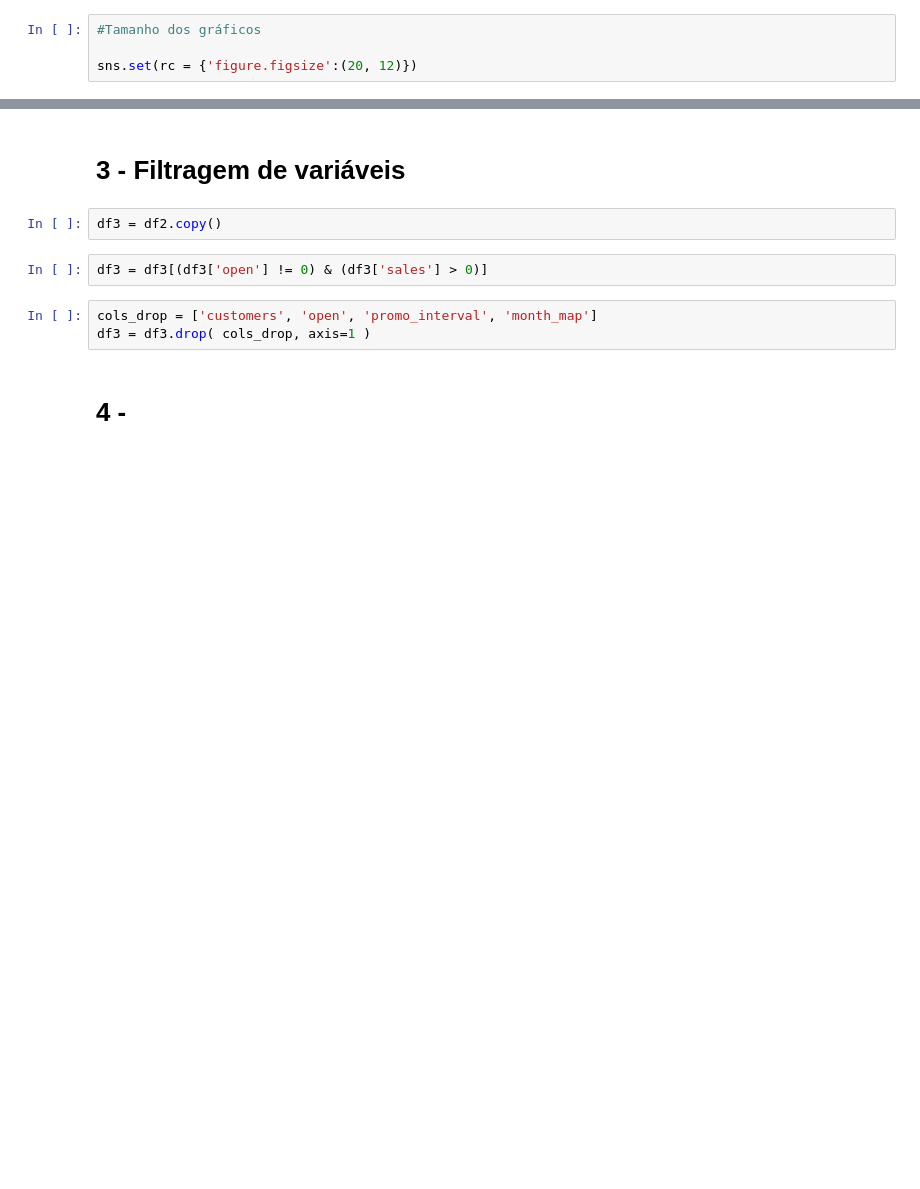
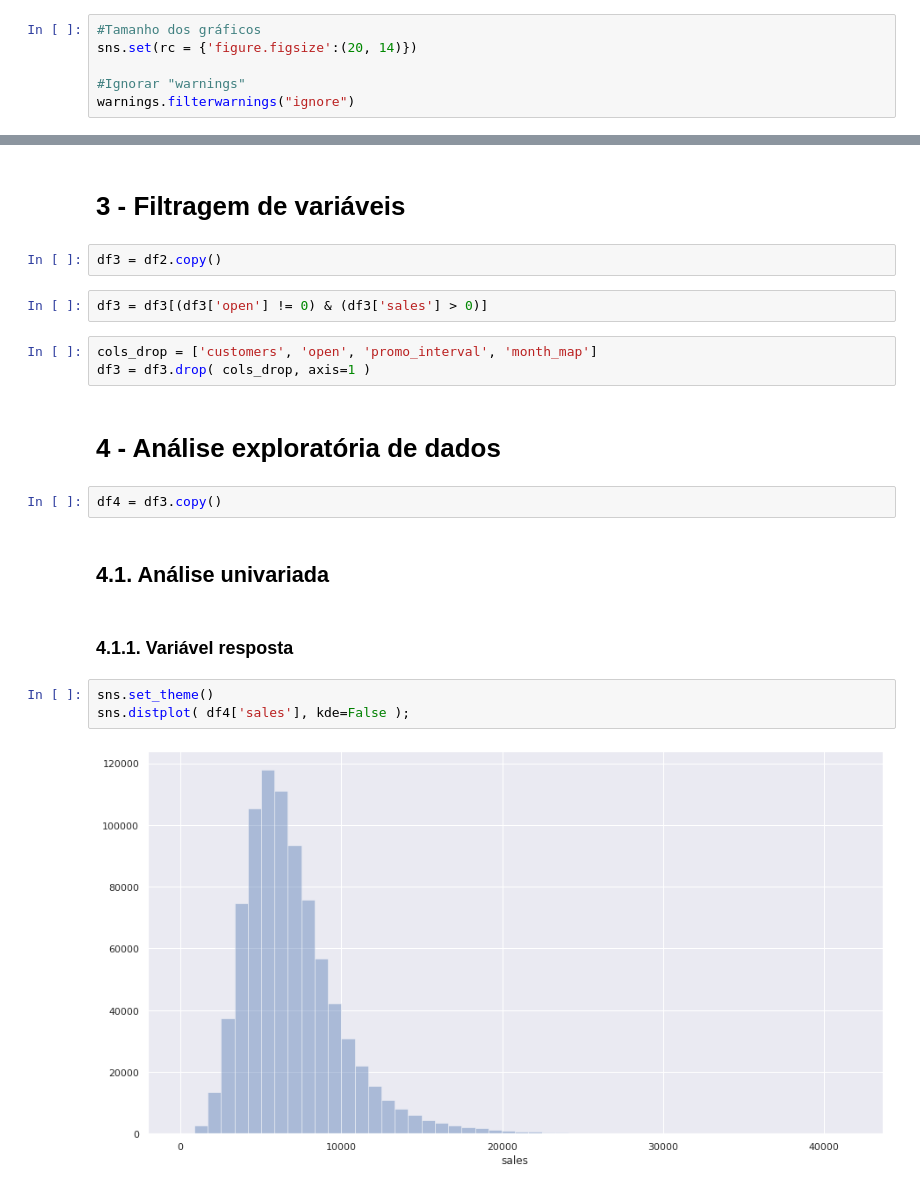
Before and after one commit to Mat004/Rossman_Store_Sale, a Jupyter notebook: rossman_predict.ipynb, the cells around one changed output, grey strips where cells are left out. Cells and saved outputs as stored; diff of their text form; blank space fills up the shorter version.

Commit message:
Análise exploratória de dados univariada: variável resposta, variáveis categóricas

```diff
--- a/rossman_predict.ipynb
+++ b/rossman_predict.ipynb
@@ -15,8 +17,10 @@ import datetime
 ## 0.1. Helper functions
 # %%
 #Tamanho dos gráficos
+sns.set(rc = {'figure.figsize':(20, 14)})
 
-sns.set(rc = {'figure.figsize':(20, 12)})
+#Ignorar "warnings"
+warnings.filterwarnings("ignore")
 # %% [markdown]
 ## 0.2. Loading data
 # %%
@@ -373,5 +377,16 @@ df3 = df3[(df3['open'] != 0) & (df3['sales'] > 0)]
 # %%
 cols_drop = ['customers', 'open', 'promo_interval', 'month_map']
 df3 = df3.drop( cols_drop, axis=1 )
+# %% [markdown]
+# 4 - Análise exploratória de dados
+# %%
+df4 = df3.copy()
 # %% [markdown]
-# 4 -
+## 4.1. Análise univariada
+# %% [markdown]
+### 4.1.1. Variável resposta
+# %%
+sns.set_theme()
+sns.distplot( df4['sales'], kde=False );
+# %% [output]
+[figure, added]
```
Also changed, not shown: parts of 7 cells of this notebook.
